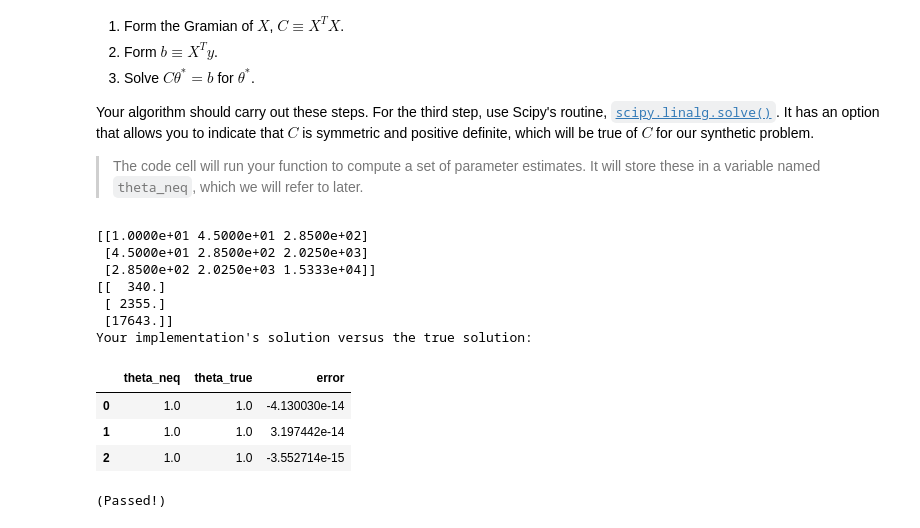
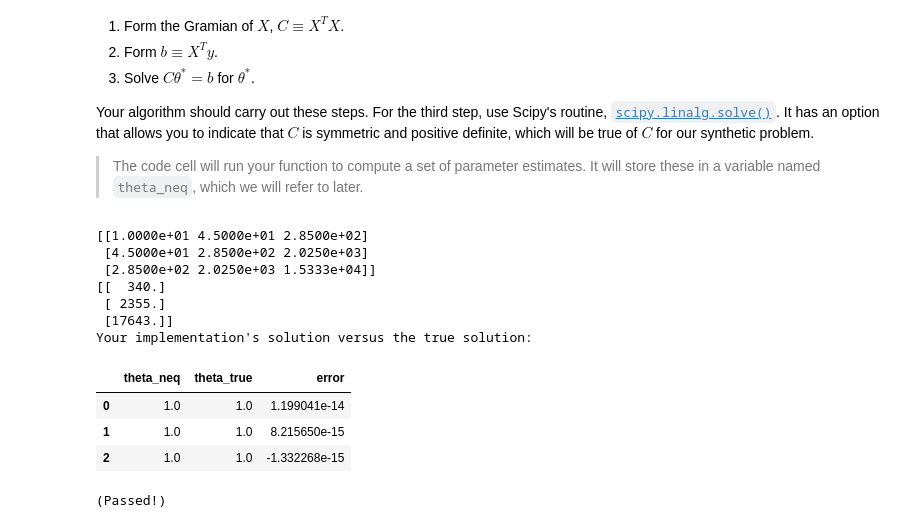
Before and after one commit to drakearch/data-science-in-3-months, a Jupyter notebook: Month 1 - Data Analysis/Week 3 - Computing for Data Analysis/12 Linear regression/part2-algs.ipynb, the cells around one changed output. Drawn from its saved outputs; the diff is of its cells as text; code cells hidden in the pictures.

```diff
--- a/Month 1 - Data Analysis/Week 3 - Computing for Data Analysis/12 Linear regression/part2-algs.ipynb
+++ b/Month 1 - Data Analysis/Week 3 - Computing for Data Analysis/12 Linear regression/part2-algs.ipynb
@@ -233,28 +233,28 @@ Your algorithm should carry out these steps. For the third step, use Scipy's rou
 # %%
 print(X.T.dot(X))
 print(X.T.dot(y))
 
 def solve_neq(X, y):
-    ###
-    ### YOUR CODE HERE
-    ###
+    C = X.T.dot(X)
+    b = X.T.dot(y)
+    return sp.linalg.solve(C, b)
 
 theta_neq = solve_neq(X, y)
 
 print("Your implementation's solution versus the true solution:")
 show_2vecs_tibble(theta_neq, theta_true, xname='theta_neq', yname='theta_true', error=True)
 # %% [output]
 [[1.0000e+01 4.5000e+01 2.8500e+02]
  [4.5000e+01 2.8500e+02 2.0250e+03]
  [2.8500e+02 2.0250e+03 1.5333e+04]]
 [[  340.]
  [ 2355.]
  [17643.]]
 Your implementation's solution versus the true solution:
 |  | theta_neq | theta_true | error |
-| 0 | 1.0 | 1.0 | -4.130030e-14 |
-| 1 | 1.0 | 1.0 | 3.197442e-14 |
-| 2 | 1.0 | 1.0 | -3.552714e-15 |
+| 0 | 1.0 | 1.0 | 1.199041e-14 |
+| 1 | 1.0 | 1.0 | 8.215650e-15 |
+| 2 | 1.0 | 1.0 | -1.332268e-15 |
 # %%
 # Test cell: `solve_neq_test`
 
```
Also changed, not shown: parts of 16 cells of this notebook, 2 other files.
